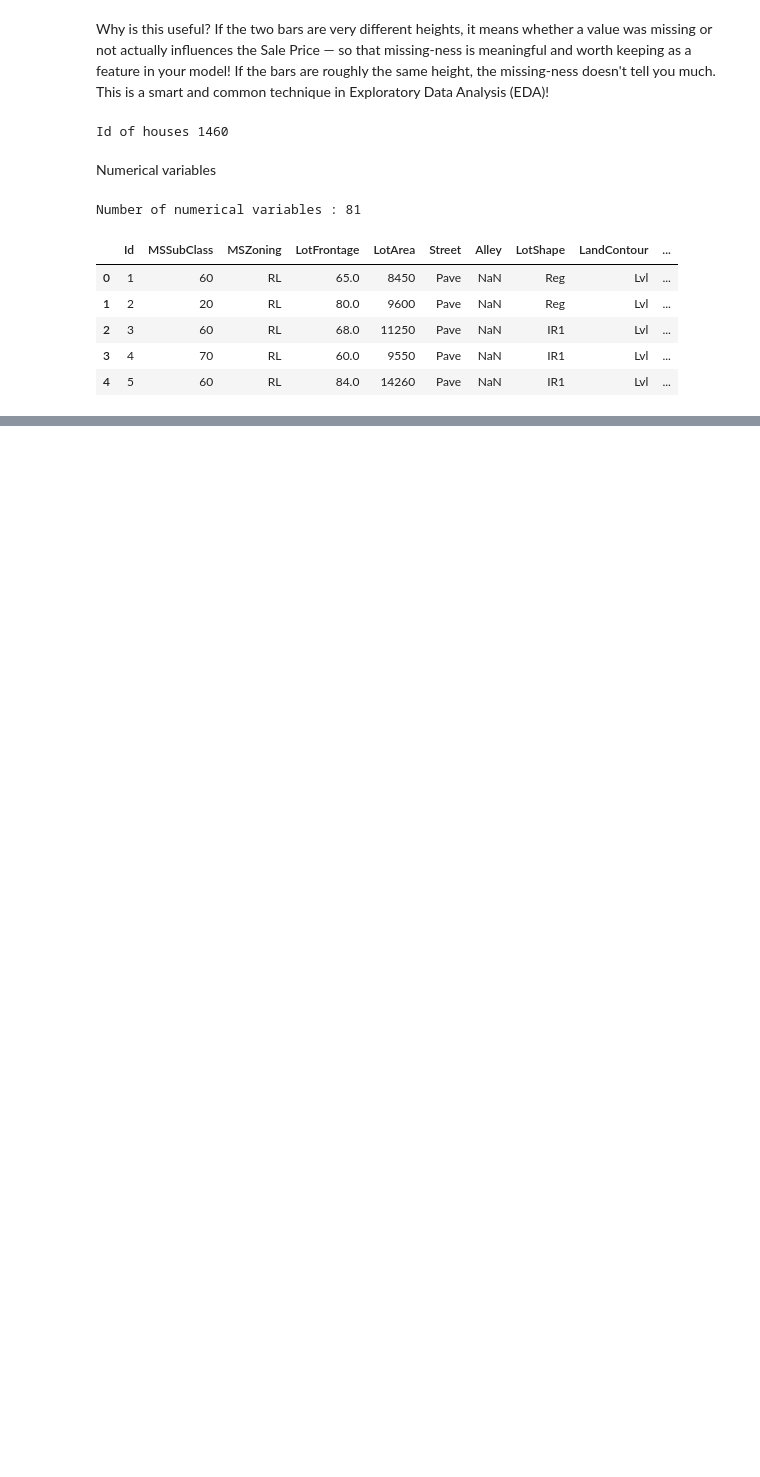
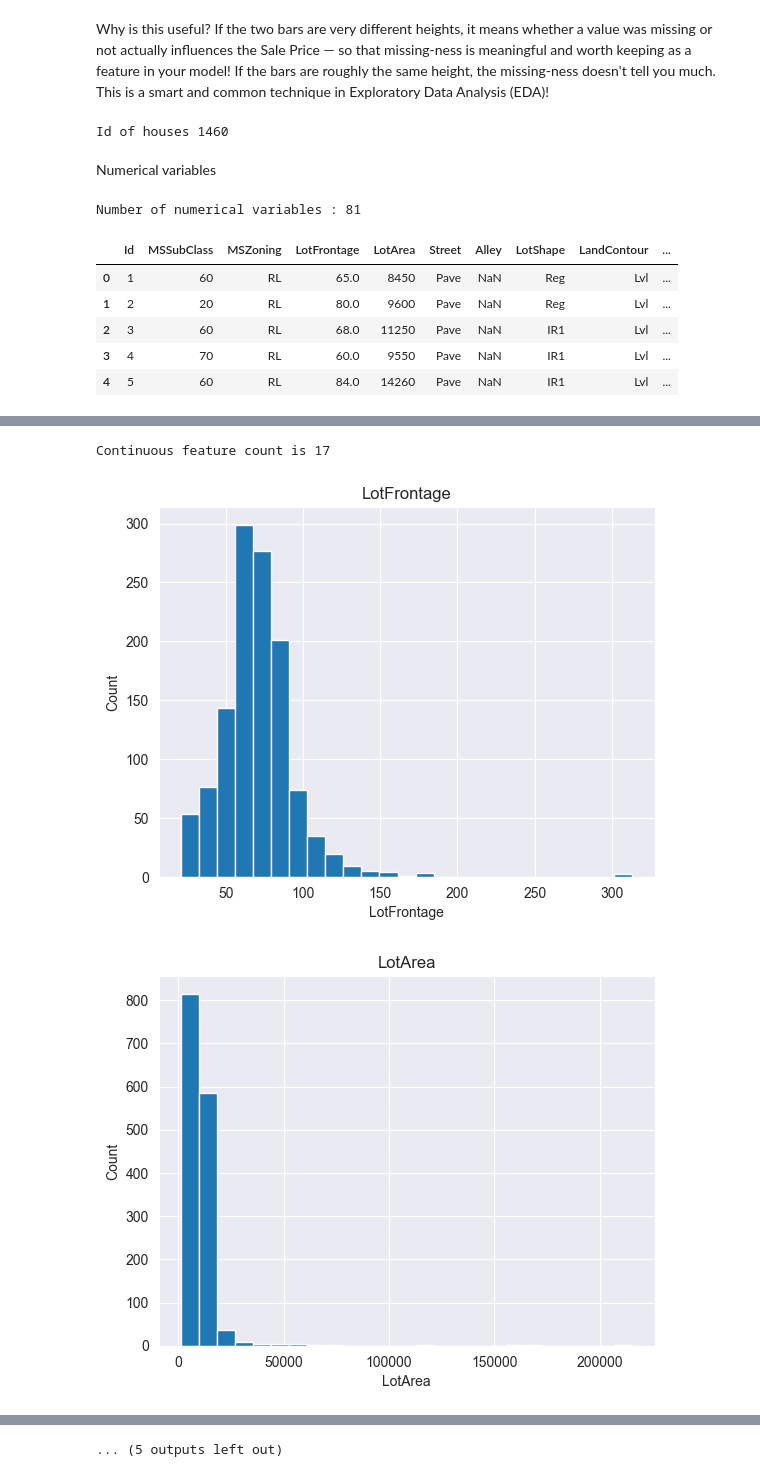
Before and after one commit to smriti-nyx/JupyterProject, a Jupyter notebook: House Prices : Advanced Regression Techniques.ipynb, the cells around one changed output, grey strips where cells are left out. Saved outputs shown, nothing was run; the diff lists cells and outputs as text; code cells hidden in the pictures; blank space fills up the shorter version.

```diff
--- a/House Prices : Advanced Regression Techniques.ipynb
+++ b/House Prices : Advanced Regression Techniques.ipynb
@@ -130,0 +265,20 @@ Temporal variables (Eg :datetime variables )
+# %%
+#continuous variable
+
+cont_feature = [feature for feature in numerical_features if feature not in discrete_feature + year_feature +['Id'] ]
+print("Continuous feature count is {}" .format(len(cont_feature)))
+# %% [output]
+Continuous feature count is 17
+# %%
+#analysing the continuous values by creating histograms to understandd  the distribution
+##Few unique values (discrete)groupby → bar chartMany unique values (continuous)scatter plot directly
+for feature in cont_feature:
+    data = df.copy()
+    data[feature].hist(bins = 25)
+    plt.xlabel(feature)
+    plt.ylabel("Count")
+    plt.title(feature)
+    plt.show()
+# %% [output]
+[figure, added]
+[figure, added]
@@ -130,0 +295 @@ Temporal variables (Eg :datetime variables )
+... (5 outputs left out)
```
Also changed, not shown: parts of 15 cells of this notebook.
